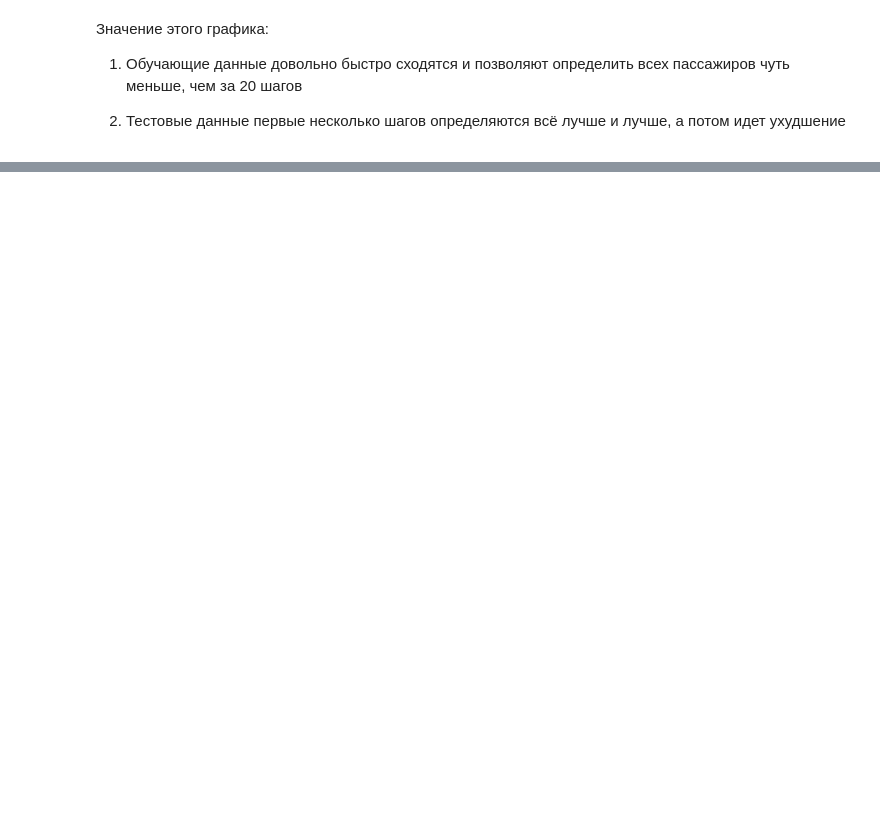
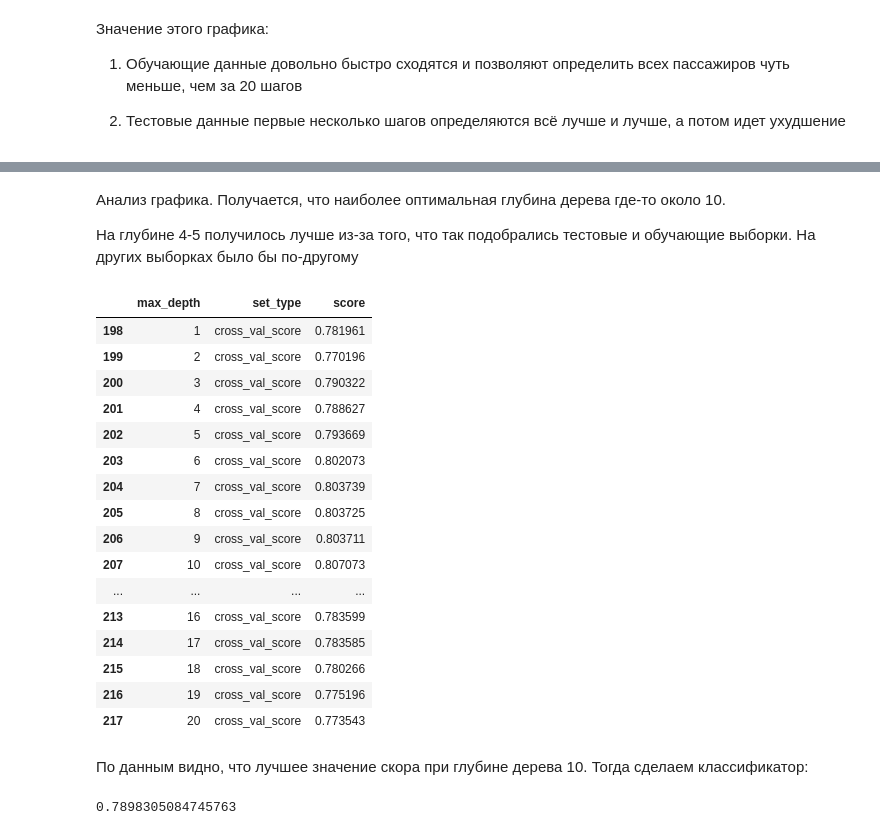
Before and after one commit to Accolyte42/Carpov_ML, a Jupyter notebook: Carpov_notes.ipynb, the cells around one changed output, grey strips where cells are left out. Saved outputs shown, nothing was run; the diff lists cells and outputs as text; code cells hidden in the pictures; blank space fills up the shorter version.

Commit message:
Кросс-валидация
Кросс-валидация данных
Подбор лучшей глубины дерева с учетом кросс-валидации
Обучение классификатора с учетом наиболее оптимальной глубины дерева

```diff
--- a/Carpov_notes.ipynb
+++ b/Carpov_notes.ipynb
@@ -2330,0 +2404,26 @@ sns.lineplot(x='max_depth', y='score', hue='set_type', data=scores_data_long)
+# %% [markdown]
+Анализ графика. Получается, что наиболее оптимальная глубина дерева где-то около 10.
+
+На глубине 4-5 получилось лучше из-за того, что так подобрались тестовые и обучающие выборки. На других выборках было бы по-другому
+# %%
+scores_data_long.query("set_type == 'cross_val_score'").head(20)
+# %% [output]
+|  | max_depth | set_type | score |
+| 198 | 1 | cross_val_score | 0.781961 |
+| 199 | 2 | cross_val_score | 0.770196 |
+| 200 | 3 | cross_val_score | 0.790322 |
+| 201 | 4 | cross_val_score | 0.788627 |
+| 202 | 5 | cross_val_score | 0.793669 |
+| 203 | 6 | cross_val_score | 0.802073 |
+| 204 | 7 | cross_val_score | 0.803739 |
+| 205 | 8 | cross_val_score | 0.803725 |
+| 206 | 9 | cross_val_score | 0.803711 |
+| 207 | 10 | cross_val_score | 0.807073 |
+| ... | ... | ... | ... |
+| 213 | 16 | cross_val_score | 0.783599 |
+| 214 | 17 | cross_val_score | 0.783585 |
+| 215 | 18 | cross_val_score | 0.780266 |
+| 216 | 19 | cross_val_score | 0.775196 |
+| 217 | 20 | cross_val_score | 0.773543 |
+# %% [markdown]
+По данным видно, что лучшее значение скора при глубине дерева 10. Тогда сделаем классификатор:
@@ -2330,0 +2432,4 @@ sns.lineplot(x='max_depth', y='score', hue='set_type', data=scores_data_long)
+# %%
+cross_val_score(best_clf, X_test, y_test, cv=5).mean()
+# %% [output]
+0.7898305084745763
```
Also changed, not shown: parts of 22 cells of this notebook.
